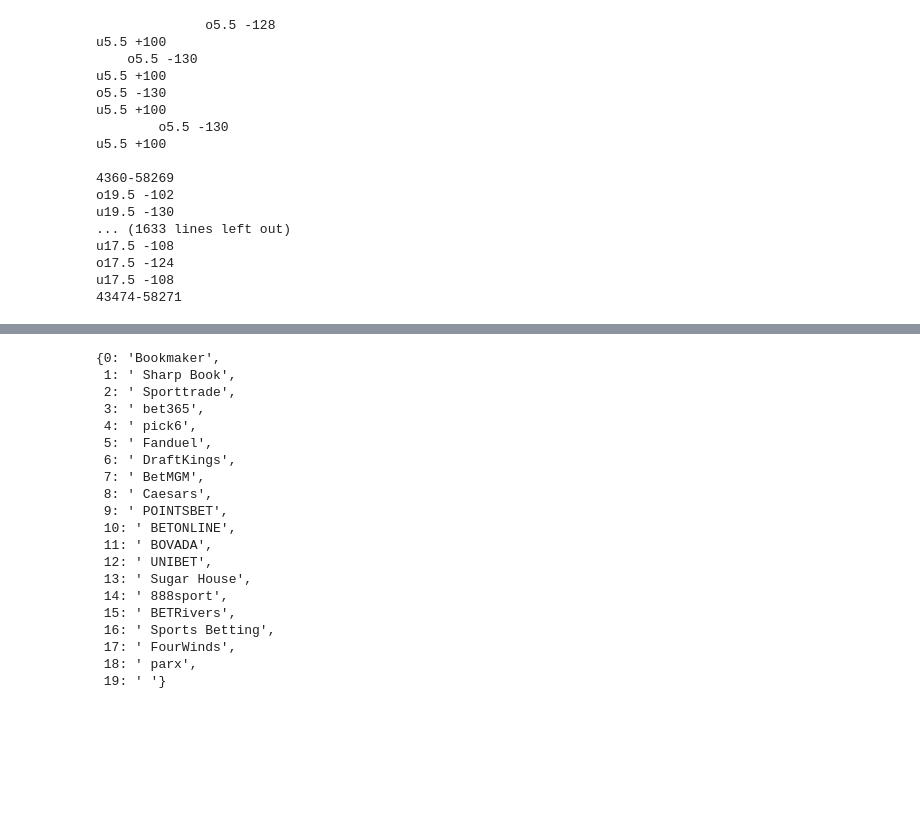
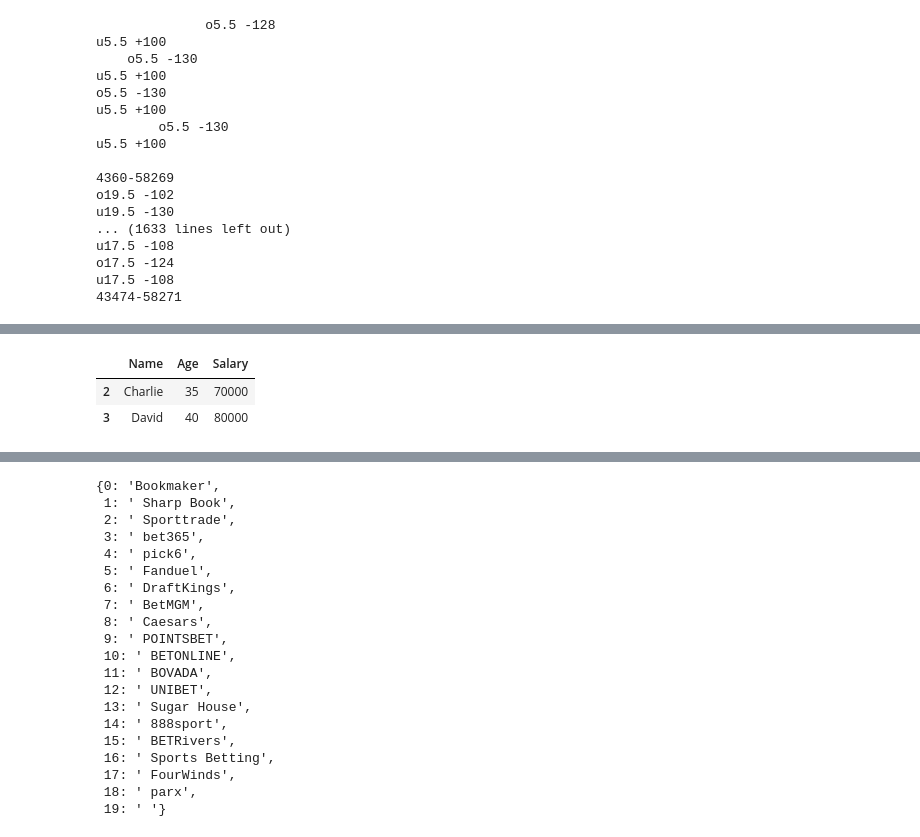
Before and after one commit to lichengrui/Sports-analytics-scraper, a Jupyter notebook: Scraper.ipynb, the cells around one changed output, grey strips where cells are left out. Drawn from its saved outputs; the diff is of its cells as text; code cells hidden in the pictures; blank space fills up the shorter version.

```diff
--- a/Scraper.ipynb
+++ b/Scraper.ipynb
@@ -164,0 +250,40 @@ u17.5 -108
+# %%
+import numpy as np
+arr = np.array([[1, 10, 9, 7], [3, 8, 2, 9], [7, 3, 4, 2], [5, 1, 2, 15]])
+
+
+## 1. Sum all of the elements in the array "arr"
+sum = np.sum(arr)
+
+## 2. Find the mean of all elements in the array "arr"
+mean = np.average(arr)
+
+## 3. Reshape "arr" into a 2x8 matrix
+reshaped = arr.reshape(2,8)
+
+## 4. Create another array "arr2" of the same shape as "arr" with random numbers between 1 and 10
+arr = np.array([[1, 10, 9, 7], [3, 8, 2, 9], [7, 3, 4, 2], [5, 1, 2, 15]])
+arr2 = np.random.randint(0, 21, arr.shape)
+
+
+## 5. Concatenate "arr" and "arr2" into a matrix with the shape 4x4x2
+arr3 = np.vstack((arr, arr2))
+
+## 6. Find the indicies of the top 2 values in each row in "arr"
+top_indices = np.argsort(arr, axis=1)[:, -2:]
+
+
+import pandas as pd
+
+data = {'Name': ['Alice', 'Bob', 'Charlie', 'David'],
+        'Age': [25, 30, 35, 40],
+        'Salary': [50000, 60000, 70000, 80000]}
+df = pd.DataFrame(data)
+
+## Write a code snippet to filter the df DataFrame to only include rows where the Salary is greater than 60000 and display it.
+
+display(df[df["Salary"] > 60000])
+# %% [output]
+|  | Name | Age | Salary |
+| 2 | Charlie | 35 | 70000 |
+| 3 | David | 40 | 80000 |
```
Also changed, not shown: parts of 7 cells of this notebook, 1 other file.
